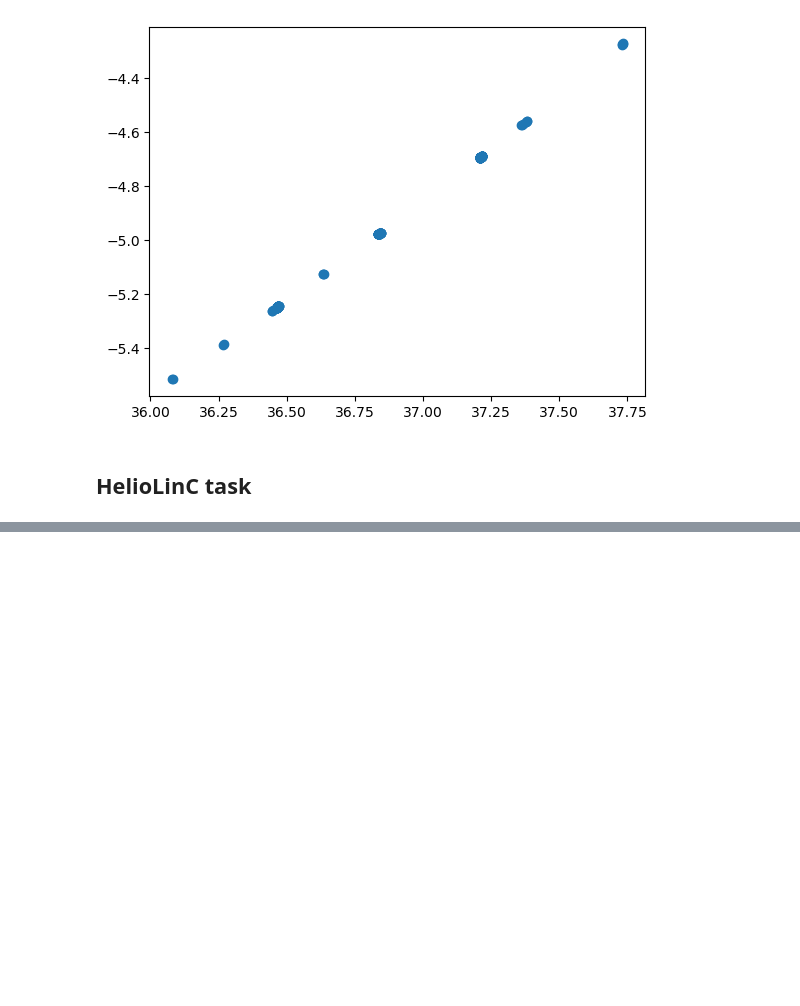
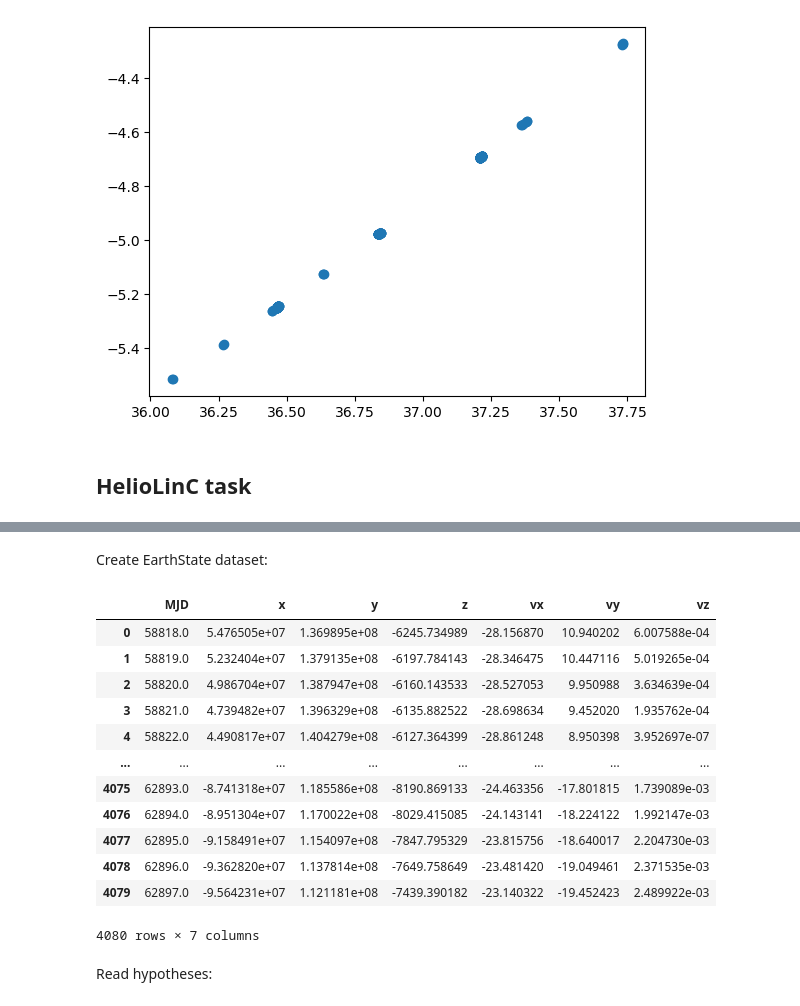
Before and after one commit to lsst/solsys_pipe, a Jupyter notebook: prototypes/task-demo.ipynb, the cells around one changed output, grey strips where cells are left out. Saved outputs shown, nothing was run; the diff lists cells and outputs as text; code cells hidden in the pictures; blank space fills up the shorter version.

```diff
--- a/prototypes/task-demo.ipynb
+++ b/prototypes/task-demo.ipynb
@@ -55,0 +63,26 @@ SyntaxError: invalid syntax (heliolincTask.py, line 86)
+# %% [markdown]
+Create EarthState dataset:
+# %%
+import heliolinx.solarsyst_dyn_geo as sdg
+import pandas as pd
+fn = '/astro/users/mjuric/projects/github.com/heliolinx/heliolinx/tests/Earth1day2020s_02a.csv'
+sspEarthState = pd.DataFrame(sdg.load_earth_ephemerides(fn))
+sspEarthState.rename(columns=dict(X="x", Y="y", Z="z", VX="vx", VY="vy", VZ="vz"), inplace=True)
+sspEarthState.to_parquet("sspEarthState.parq", index=False)
+sspEarthState
+# %% [output]
+|  | MJD | x | y | z | vx | vy | vz |
+| 0 | 58818.0 | 5.476505e+07 | 1.369895e+08 | -6245.734989 | -28.156870 | 10.940202 | 6.007588e-04 |
+| 1 | 58819.0 | 5.232404e+07 | 1.379135e+08 | -6197.784143 | -28.346475 | 10.447116 | 5.019265e-04 |
+| 2 | 58820.0 | 4.986704e+07 | 1.387947e+08 | -6160.143533 | -28.527053 | 9.950988 | 3.634639e-04 |
+| 3 | 58821.0 | 4.739482e+07 | 1.396329e+08 | -6135.882522 | -28.698634 | 9.452020 | 1.935762e-04 |
+| 4 | 58822.0 | 4.490817e+07 | 1.404279e+08 | -6127.364399 | -28.861248 | 8.950398 | 3.952697e-07 |
+| ... | ... | ... | ... | ... | ... | ... | ... |
+| 4075 | 62893.0 | -8.741318e+07 | 1.185586e+08 | -8190.869133 | -24.463356 | -17.801815 | 1.739089e-03 |
+| 4076 | 62894.0 | -8.951304e+07 | 1.170022e+08 | -8029.415085 | -24.143141 | -18.224122 | 1.992147e-03 |
+| 4077 | 62895.0 | -9.158491e+07 | 1.154097e+08 | -7847.795329 | -23.815756 | -18.640017 | 2.204730e-03 |
+| 4078 | 62896.0 | -9.362820e+07 | 1.137814e+08 | -7649.758649 | -23.481420 | -19.049461 | 2.371535e-03 |
+| 4079 | 62897.0 | -9.564231e+07 | 1.121181e+08 | -7439.390182 | -23.140322 | -19.452423 | 2.489922e-03 |
+4080 rows × 7 columns
+# %% [markdown]
+Read hypotheses:
```
Also changed, not shown: parts of 14 cells of this notebook, 5 other files.
